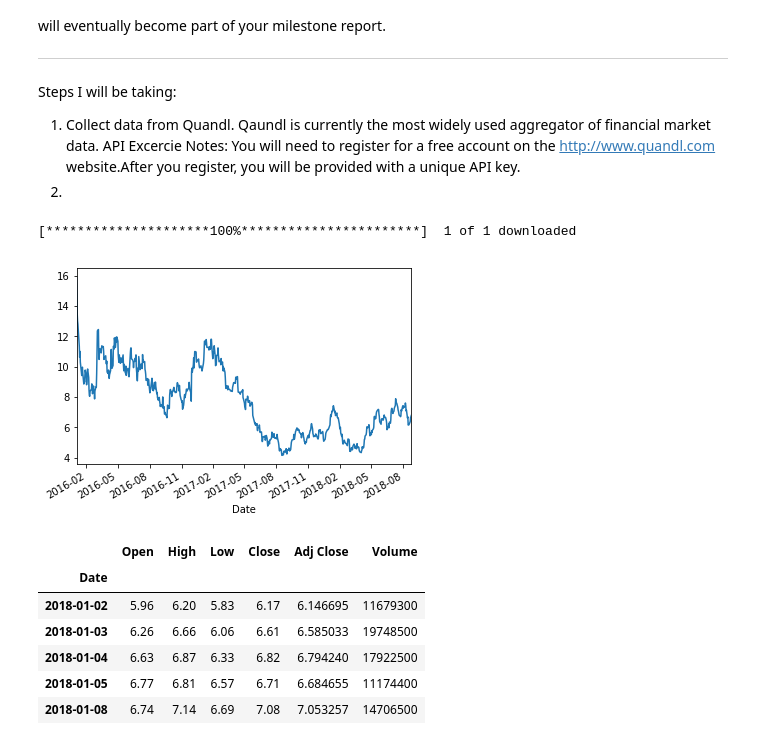
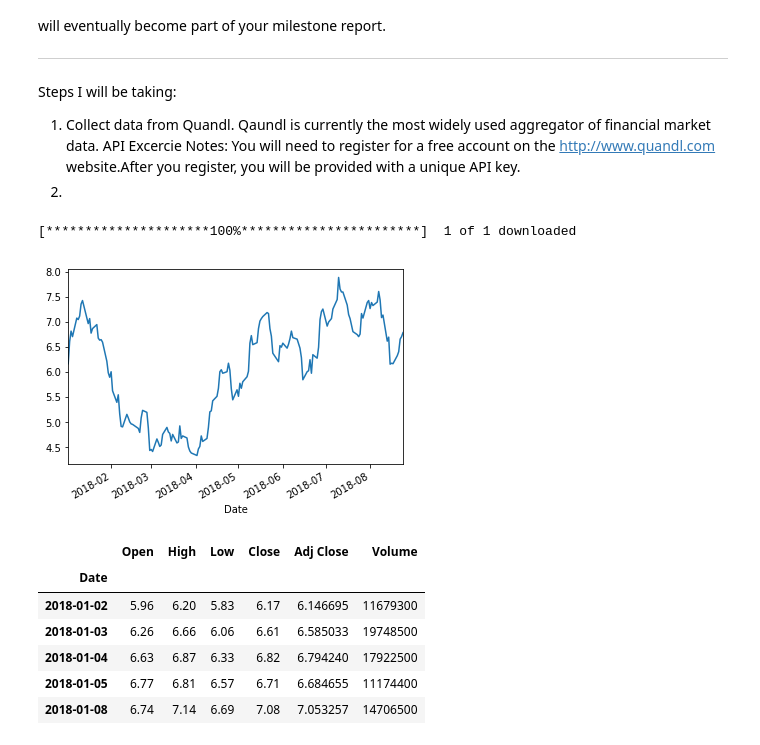
Before and after one commit to sooraj7m/Springboard, a Jupyter notebook: JupyterNotebook/capstone_1/data_wrangling.ipynb, the cells around one changed output. Drawn from its saved outputs; the diff is of its cells as text; code cells hidden in the pictures.

```diff
--- a/JupyterNotebook/capstone_1/data_wrangling.ipynb
+++ b/JupyterNotebook/capstone_1/data_wrangling.ipynb
@@ -35,17 +35,18 @@ API_KEY = 'caSsMS95EZAzdK77dMsj'
 # set variables
 start_dt = '2018-01-01'
 end_dt = '2018-12-01'
+stock = 'ESV'
 # %%
 # Download Option1: Yahoo Finance
 # Need to install fix_yahoo_finance using command <pip install fix_yahoo_finance> on terminal
 import matplotlib.pyplot as plt
 import fix_yahoo_finance as yf
-y_esv = yf.download('ESV',start_dt, end_dt)
-data.Close.plot()
+y_esv = yf.download(stock,start_dt, end_dt)
+y_esv.Close.plot()
 plt.show()
 # %% [output]
 [*********************100%***********************]  1 of 1 downloaded
-[figure, old version]
+[figure, new version]
 # %%
 y_esv.head()
 # %% [output]
```
Also changed, not shown: parts of 4 cells of this notebook.
